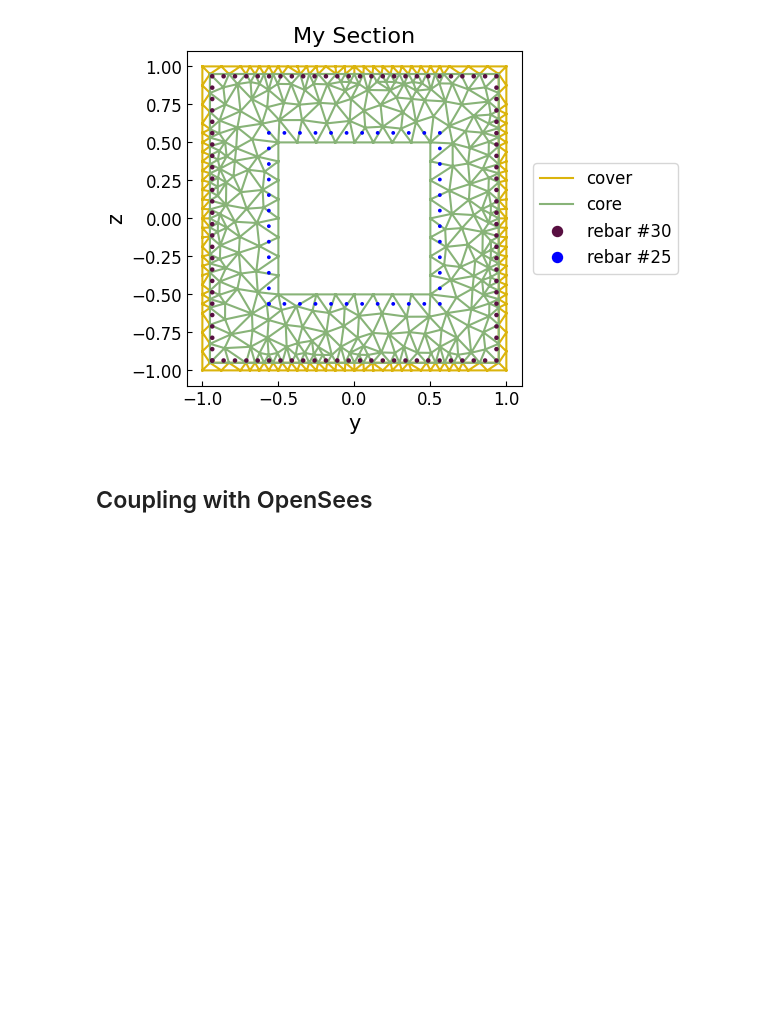
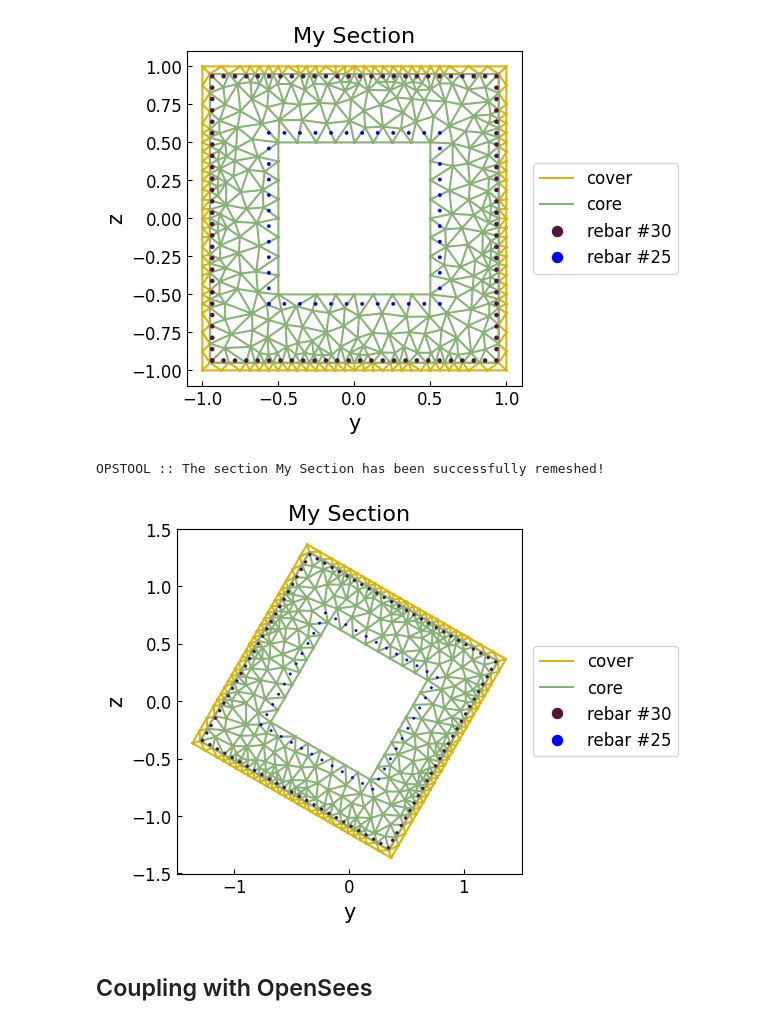
Before and after one commit to sahilkur36/opstool, a Jupyter notebook: docs/src/pre/sec_mesh.ipynb, the cells around one changed output. Cells and saved outputs as stored; diff of their text form; code cells hidden in the pictures; blank space fills up the shorter version.

Commit message:
fix: rebar rotation when remesh is True

```diff
--- a/docs/src/pre/sec_mesh.ipynb
+++ b/docs/src/pre/sec_mesh.ipynb
@@ -104,19 +104,11 @@ OPSTOOL :: The section My Section has been successfully meshed!
 # add rebars to the section
 dia = 0.03
 rebars_outer = opst.pre.section.offset(coverlines, d=dia / 2)
-SEC_MESH.add_rebar_line(points=rebars_outer,
-                        dia=dia,
-                        n=100,
-                        group_name="rebar #30",
-                        color="#580f41")
+SEC_MESH.add_rebar_line(points=rebars_outer, dia=dia, n=100, group_name="rebar #30", color="#580f41")
 
 dia = 0.025
 rebars_outer = opst.pre.section.offset(holelines, d=-dia / 2 - 0.05)
-SEC_MESH.add_rebar_line(points=rebars_outer,
-                        dia=dia,
-                        gap=0.1,
-                        group_name="rebar #25",
-                        color="blue")
+SEC_MESH.add_rebar_line(points=rebars_outer, dia=dia, gap=0.1, group_name="rebar #25", color="blue")
 # %%
 SEC_MESH.centring()
 # %%
@@ -144,6 +136,13 @@ SEC_MESH.view(fill=False, show_legend=True)
 plt.show()
 # %% [output]
 [figure]
+# %%
+SEC_MESH.rotate(30, remesh=True)
+SEC_MESH.view(fill=False, show_legend=True)
+plt.show()
+# %% [output]
+OPSTOOL :: The section My Section has been successfully remeshed!
+[figure, added]
 # %% [markdown]
 ## Coupling with OpenSees
 # %% [markdown]
```
Also changed, not shown: parts of 5 cells of this notebook, 1 other file.
